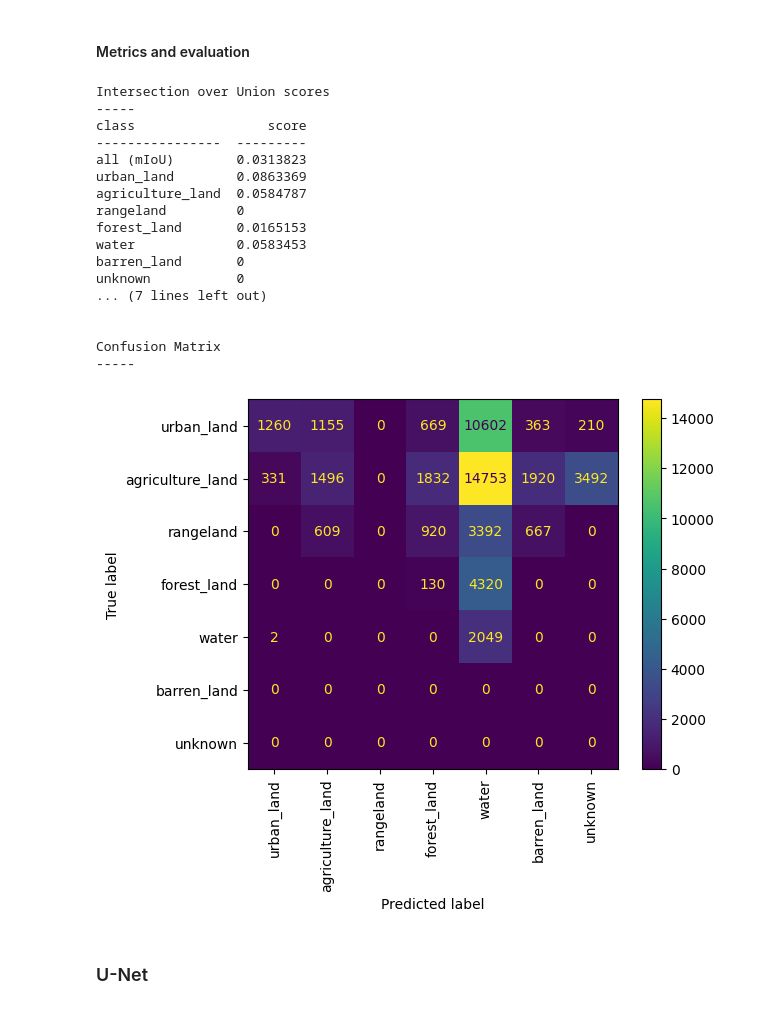
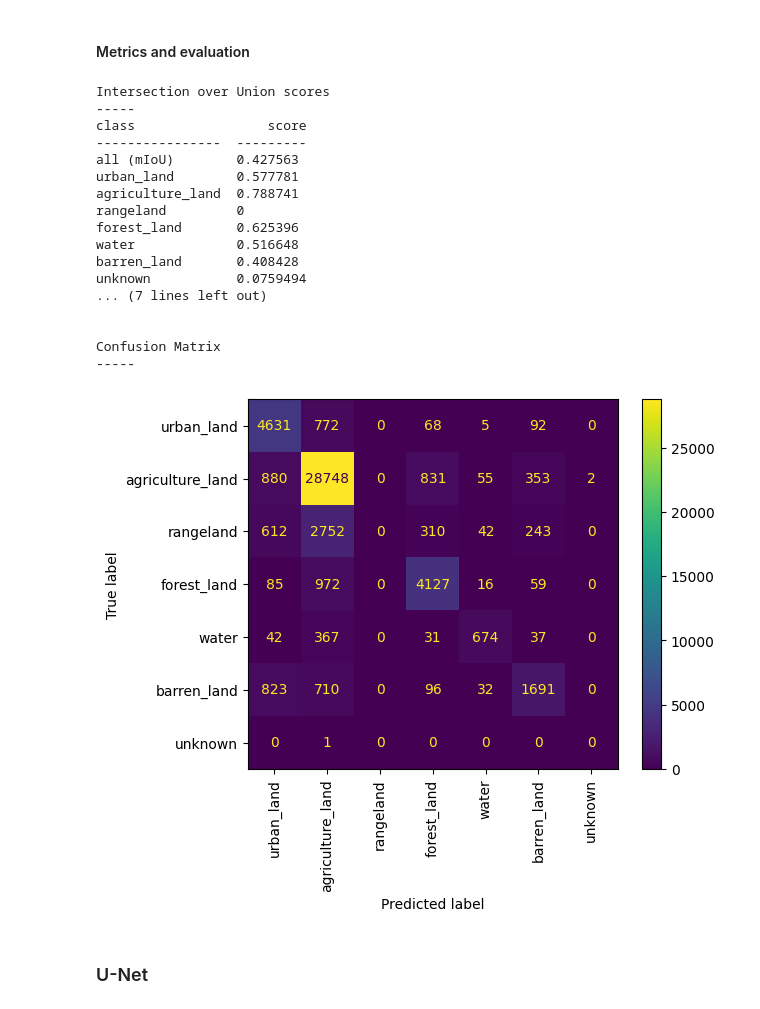
Before and after one commit to rondo-lehner/CM3070_Final_project, a Jupyter notebook: notebooks/ev_01_evaluate_models.ipynb, the cells around one changed output. Drawn from its saved outputs; the diff is of its cells as text; code cells hidden in the pictures.

```diff
--- a/notebooks/ev_01_evaluate_models.ipynb
+++ b/notebooks/ev_01_evaluate_models.ipynb
@@ -171,7 +170,7 @@ input_pipeline = convnet_pipeline.ConvnetPipeline(
 # %%
 model = early_convnet.EarlyConvnet()
 model.build((None, PATCH_SIZE + 20, PATCH_SIZE + 20, 3))     # 20 is for mirror padding border
-# TODO: Load weights
-# checkpoint_filepath = os.path.join(os.getcwd(),'..', 'models', 'ckpt', 'early_convnet')
-# latest = tf.train.latest_checkpoint(checkpoint_filepath)
-# model.load_weights(latest)
+
+checkpoint_filepath = os.path.join(os.getcwd(),'..', 'models', 'ckpt', 'early_convnet')
+latest = tf.train.latest_checkpoint(checkpoint_filepath)
+model.load_weights(latest)
@@ -180,7 +181,7 @@ model.build((None, PATCH_SIZE + 20, PATCH_SIZE + 20, 3))     # 20 is for mirror
 # %%
 tracker_1 = MetricTracker('convnet')
 # %%
-for patches, _, img, mask, file_name in input_pipeline.test.take(5):
+for patches, _, img, mask, file_name in input_pipeline.test:
     # Prediction with timer
     start = time.time_ns()
     pred = model.predict(patches, verbose=0)
@@ -249,49 +231,47 @@ IMAGE_SIZE = 224
 #### Model
 # %%
 model = fcn.get_fcn_8s()
-# TODO: Load weights
-# checkpoint_filepath = os.path.join(os.getcwd(),'..', 'models', 'ckpt', 'fcn')
-# latest = tf.train.latest_checkpoint(checkpoint_filepath)
-# model.load_weights(latest)
+weights_filepath = os.path.join(os.getcwd(),'..', 'models', 'ckpt', 'fcn-8s', '378_val_loss:_2.085226058959961.h5')
+model.load_weights(weights_filepath)
 # %% [markdown]
 #### Metrics and evaluation
 # %%
 tracker_2 = MetricTracker('fcn-8s')
 # %%
-for img, mask, file_name in test.take(5):
+for img, mask, file_name in test:
     # Prediction with timer
     start = time.time_ns()
     pred = model.predict(img, verbose=0)
     end = time.time_ns()
     duration_ms = (end - start) / 10e6
 
     tracker_2.update_state(mask, pred, duration_ms)
     pred_indexed = tf.reshape(tf.argmax(input=pred, axis=3), shape=(1, 224, 224, 1))
     pred_rgb = index_to_rgb(pred_indexed)
 
     file_path = os.path.join(PREDICTIONS_DIR, tracker_2.model_name, tf.compat.as_str(file_name[0].numpy()))
     tf.keras.utils.save_img(file_path, pred_rgb[0], data_format='channels_last')
 tracker_2.result_to_json()
 tracker_2.result()
 # %% [output]
 Intersection over Union scores
 -----
 class                 score
 ----------------  ---------
-all (mIoU)        0.0313823
-urban_land        0.0863369
-agriculture_land  0.0584787
+all (mIoU)        0.427563
+urban_land        0.577781
+agriculture_land  0.788741
 rangeland         0
-forest_land       0.0165153
-water             0.0583453
-barren_land       0
-unknown           0
+forest_land       0.625396
+water             0.516648
+barren_land       0.408428
+unknown           0.0759494
 ... (7 lines left out)
 
 
 Confusion Matrix
 -----
-[figure, old version]
+[figure, new version]
 # %% [markdown]
 ### U-Net
 # %%
```
Also changed, not shown: parts of 7 cells of this notebook.
